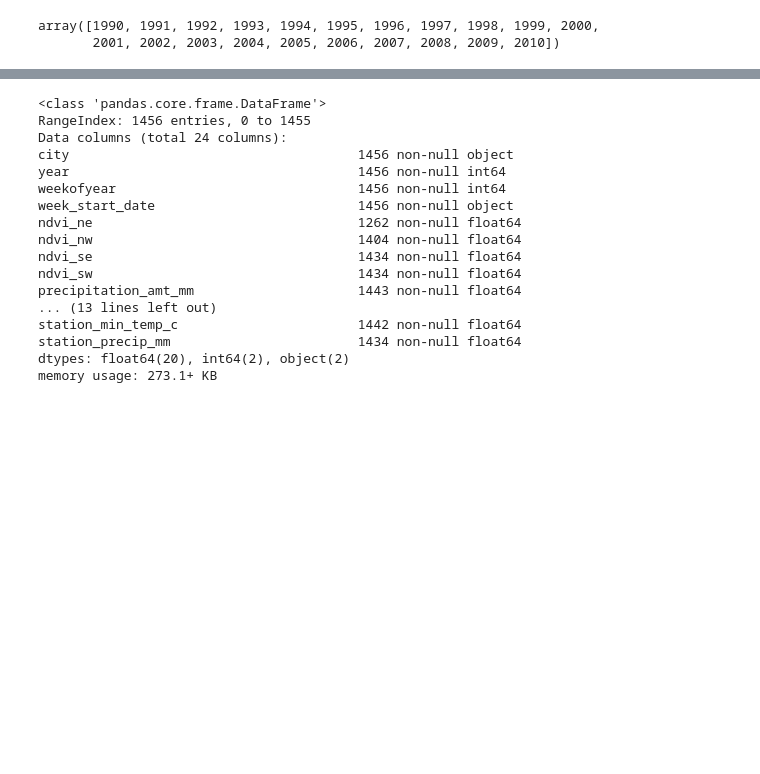
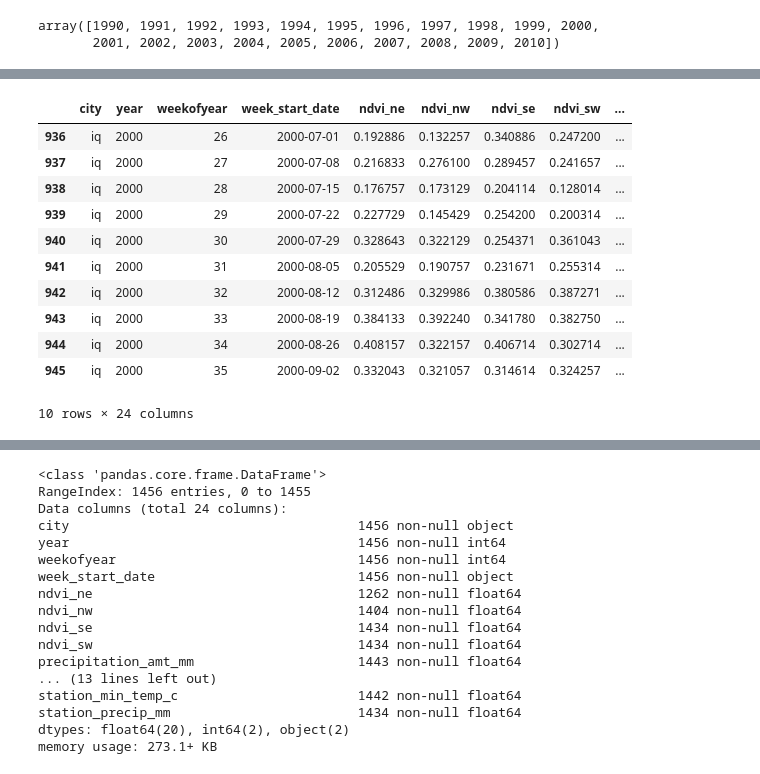
Before and after one commit to iEvidently/dsc-5-capstone-project-online-ds-pt-100118, a Jupyter notebook: dengue_fever_prediction.ipynb, the cells around one changed output, grey strips where cells are left out. Drawn from its saved outputs; the diff is of its cells as text; code cells hidden in the pictures; blank space fills up the shorter version.

```diff
--- a/dengue_fever_prediction.ipynb
+++ b/dengue_fever_prediction.ipynb
@@ -68,3 +68,4 @@ Index(['city', 'year', 'weekofyear', 'week_start_date', 'ndvi_ne', 'ndvi_nw',
       dtype='object')
 # %%
 df_sj = df_train[df_train['city'] == 'sj']
+df_iq = df_train[df_train['city'] == 'iq']
@@ -92,0 +132,15 @@ Name: weekofyear, dtype: int64>
+# %%
+df_iq.head(10)
+# %% [output]
+|  | city | year | weekofyear | week_start_date | ndvi_ne | ndvi_nw | ndvi_se | ndvi_sw | ... |
+| 936 | iq | 2000 | 26 | 2000-07-01 | 0.192886 | 0.132257 | 0.340886 | 0.247200 | ... |
+| 937 | iq | 2000 | 27 | 2000-07-08 | 0.216833 | 0.276100 | 0.289457 | 0.241657 | ... |
+| 938 | iq | 2000 | 28 | 2000-07-15 | 0.176757 | 0.173129 | 0.204114 | 0.128014 | ... |
+| 939 | iq | 2000 | 29 | 2000-07-22 | 0.227729 | 0.145429 | 0.254200 | 0.200314 | ... |
+| 940 | iq | 2000 | 30 | 2000-07-29 | 0.328643 | 0.322129 | 0.254371 | 0.361043 | ... |
+| 941 | iq | 2000 | 31 | 2000-08-05 | 0.205529 | 0.190757 | 0.231671 | 0.255314 | ... |
+| 942 | iq | 2000 | 32 | 2000-08-12 | 0.312486 | 0.329986 | 0.380586 | 0.387271 | ... |
+| 943 | iq | 2000 | 33 | 2000-08-19 | 0.384133 | 0.392240 | 0.341780 | 0.382750 | ... |
+| 944 | iq | 2000 | 34 | 2000-08-26 | 0.408157 | 0.322157 | 0.406714 | 0.302714 | ... |
+| 945 | iq | 2000 | 35 | 2000-09-02 | 0.332043 | 0.321057 | 0.314614 | 0.324257 | ... |
+10 rows × 24 columns
```
Also changed, not shown: parts of 30 cells of this notebook.
